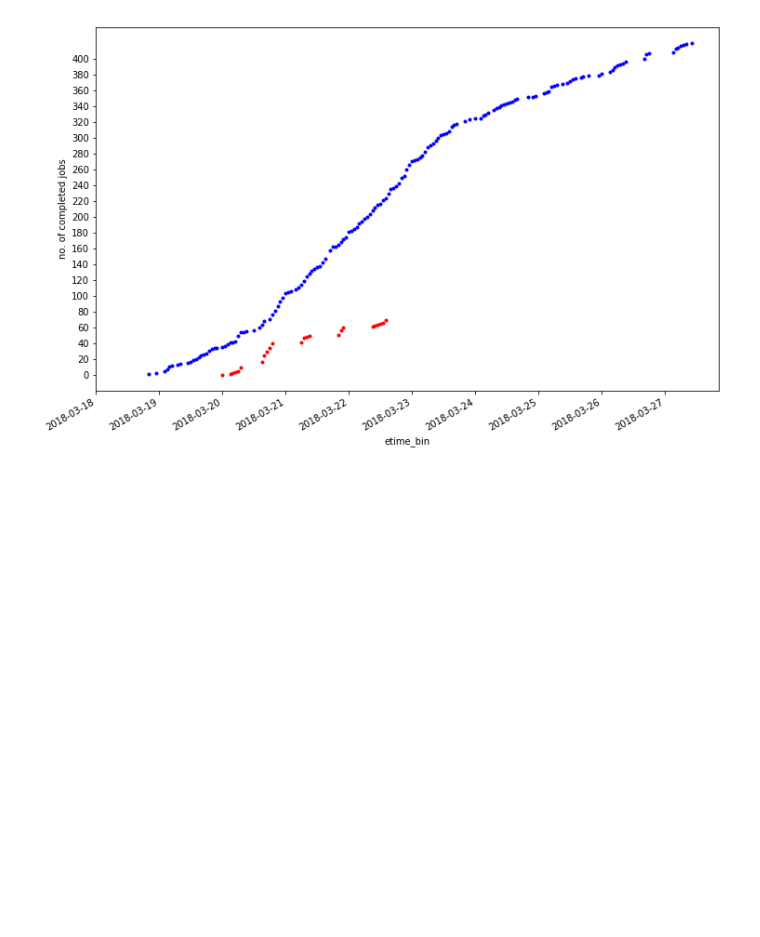
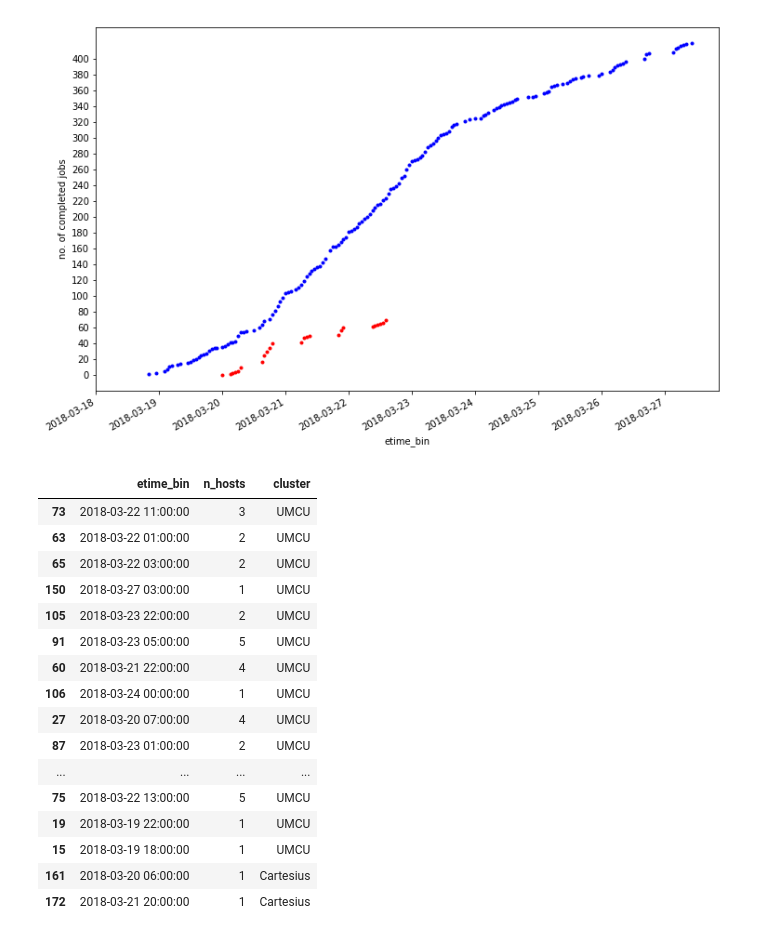
Before and after one commit to GooglingTheCancerGenome/sv-callers, a Jupyter notebook: scripts/workflow_progress.ipynb, the cells around one changed output. Cells and saved outputs as stored; diff of their text form; code cells hidden in the pictures; blank space fills up the shorter version.

```diff
--- a/scripts/workflow_progress.ipynb
+++ b/scripts/workflow_progress.ipynb
@@ -90,0 +93,20 @@ Text(0,0.5,'no. of completed jobs')
+# %%
+df5.sample(frac=0.1)
+# %% [output]
+|  | etime_bin | n_hosts | cluster |
+| 73 | 2018-03-22 11:00:00 | 3 | UMCU |
+| 63 | 2018-03-22 01:00:00 | 2 | UMCU |
+| 65 | 2018-03-22 03:00:00 | 2 | UMCU |
+| 150 | 2018-03-27 03:00:00 | 1 | UMCU |
+| 105 | 2018-03-23 22:00:00 | 2 | UMCU |
+| 91 | 2018-03-23 05:00:00 | 5 | UMCU |
+| 60 | 2018-03-21 22:00:00 | 4 | UMCU |
+| 106 | 2018-03-24 00:00:00 | 1 | UMCU |
+| 27 | 2018-03-20 07:00:00 | 4 | UMCU |
+| 87 | 2018-03-23 01:00:00 | 2 | UMCU |
+| ... | ... | ... | ... |
+| 75 | 2018-03-22 13:00:00 | 5 | UMCU |
+| 19 | 2018-03-19 22:00:00 | 1 | UMCU |
+| 15 | 2018-03-19 18:00:00 | 1 | UMCU |
+| 161 | 2018-03-20 06:00:00 | 1 | Cartesius |
+| 172 | 2018-03-21 20:00:00 | 1 | Cartesius |
```
Also changed, not shown: parts of 8 cells of this notebook.
